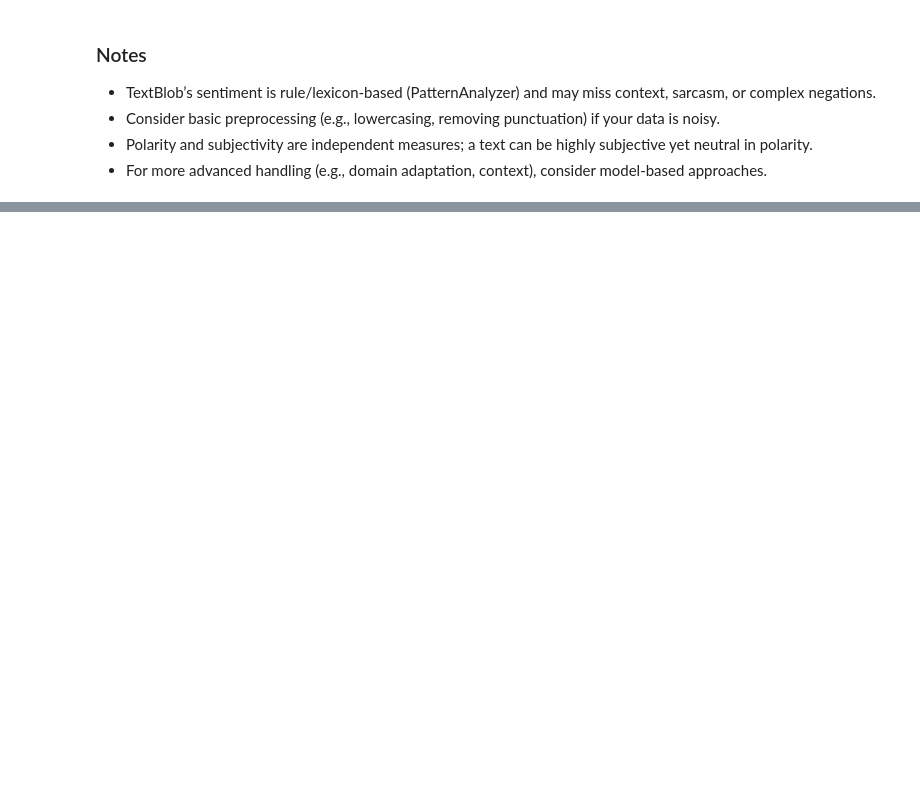
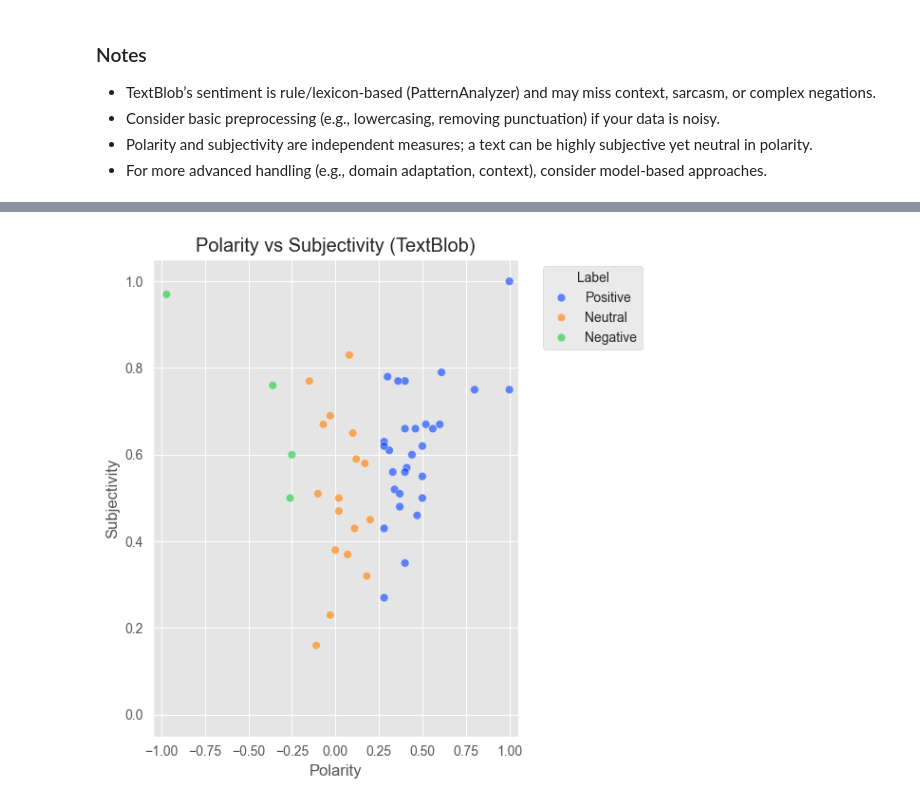
Before and after one commit to MyLightIsOn/sentiment-analysis-study, a Jupyter notebook: textblob.ipynb, the cells around one changed output, grey strips where cells are left out. Cells and saved outputs as stored; diff of their text form; code cells hidden in the pictures; blank space fills up the shorter version.

```diff
--- a/textblob.ipynb
+++ b/textblob.ipynb
@@ -49,0 +123,14 @@ print(results)
+# %%
+# Joint distribution: polarity vs subjectivity
+fig, ax = plt.subplots(1, figsize=(6, 6))
+sns.scatterplot(data=reviews_df, x='polarity', y='subjectivity', hue='TextBlob_label', alpha=0.6, s=40)
+ax.set_title('Polarity vs Subjectivity (TextBlob)')
+ax.set_xlabel('Polarity')
+ax.set_ylabel('Subjectivity')
+ax.set_xlim(-1.05, 1.05)
+ax.set_ylim(-0.05, 1.05)
+plt.legend(title='Label', bbox_to_anchor=(1.05, 1), loc='upper left')
+plt.tight_layout()
+plt.show()
+# %% [output]
+[figure, added]
```
Also changed, not shown: parts of 10 cells of this notebook.
